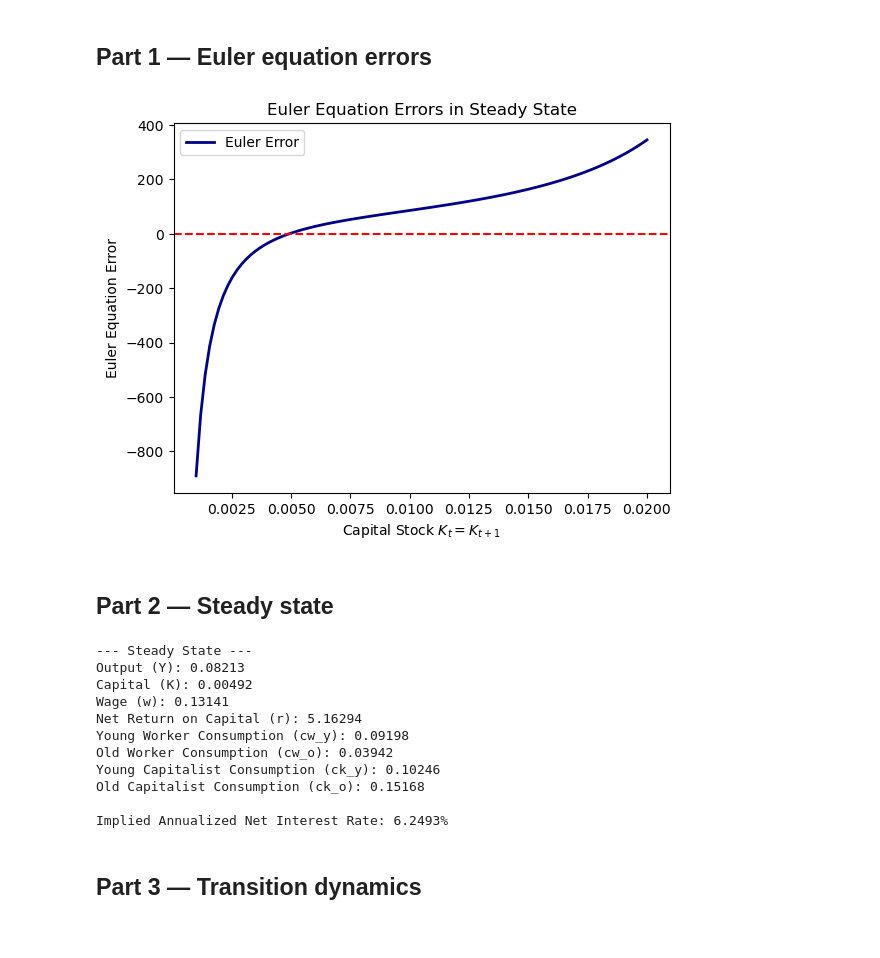
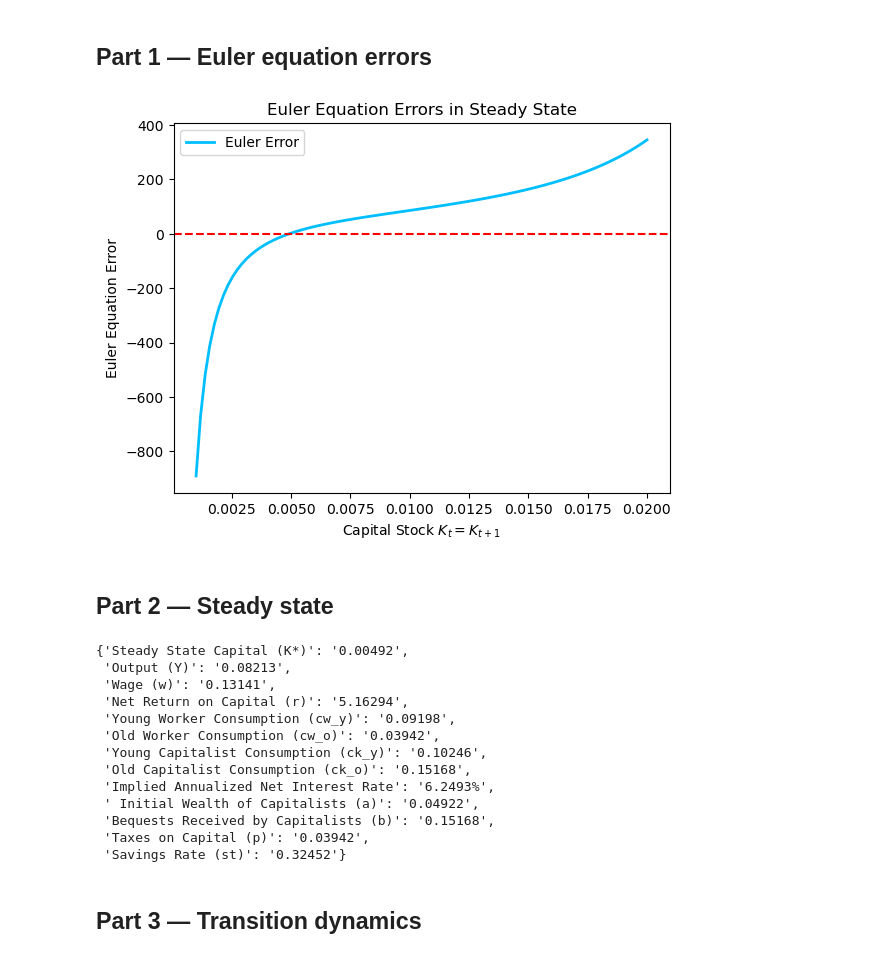
Before and after one commit to magnusbrunsberg/FIE463-V26, a Jupyter notebook: termpapers/tp1/termpaper1.ipynb, the cells around one changed output. Cells and saved outputs as stored; diff of their text form; code cells hidden in the pictures.

```diff
--- a/termpapers/tp1/termpaper1.ipynb
+++ b/termpapers/tp1/termpaper1.ipynb
@@ -70,24 +73,25 @@ def euler_err(K_next, K, par: Parameters):
     return LHS - RHS
 # %%
 par = Parameters()
-K_grid = np.linspace(0.001, 0.02, 100)
+K_grid = np.linspace(0.001, 0.02, 100) # Proper grid showcasing the relevant range
 errors = [euler_err(K, K, par) for K in K_grid]
 
 # Plotting Euler equation errors
 plt.figure()
-plt.plot(K_grid, errors, label='Euler Error', color='darkblue', linewidth=2)
+plt.plot(K_grid, errors, label='Euler Error', color='deepskyblue', linewidth=2)
 plt.axhline(0, color='red', linestyle='--')
 plt.xlabel('Capital Stock $K_t = K_{t+1}$')
 plt.ylabel('Euler Equation Error')
 plt.title('Euler Equation Errors in Steady State')
 plt.legend()
 plt.show()
 # %% [output]
-[figure, old version]
+[figure, new version]
 # %% [markdown]
 ## Part 2 — Steady state
 # %%
 @dataclass
+# Define a dataclass to hold all the steady state values for easy access and readability
 class SteadyState:
     K: float
     Y: float
@@ -116,12 +120,12 @@ def compute_steady_state(par: Parameters, K_guess=0.01, uncertain=False):
     if not res.converged:
         raise ValueError("Steady state root-finder not converged")
 
-    K = res.root
+    K = res.root # Steady state capital stock
     L = par.Nw / 2
     k = K / L
-    Y = par.z * K**par.alpha * L**(1 - par.alpha)
-    r = par.z * par.alpha * k**(par.alpha - 1) - par.delta
-    w = par.z * (1 - par.alpha) * k**par.alpha
+    Y = par.z * K**par.alpha * L**(1 - par.alpha) # Output in steady state
+    r = par.z * par.alpha * k**(par.alpha - 1) - par.delta # Interest rate in steady state
+    w = par.z * (1 - par.alpha) * k**par.alpha # Wage in steady state
 
     a = 2 * K / par.Nk
     Ta = par.tau_a * (1 + r) * K
@@ -146,30 +150,39 @@ def compute_steady_state(par: Parameters, K_guess=0.01, uncertain=False):
                        ck_y=ck_y, ck_o=ck_o, a=a, b=b, p=p, L=L, Ta=Ta, st=st)
 
 ss_base = compute_steady_state(par)
-print("--- Steady State ---")
-print(f"Output (Y): {ss_base.Y:.5f}")
-print(f"Capital (K): {ss_base.K:.5f}")
-print(f"Wage (w): {ss_base.w:.5f}")
-print(f"Net Return on Capital (r): {ss_base.r:.5f}")
-print(f"Young Worker Consumption (cw_y): {ss_base.cw_y:.5f}")
-print(f"Old Worker Consumption (cw_o): {ss_base.cw_o:.5f}")
-print(f"Young Capitalist Consumption (ck_y): {ss_base.ck_y:.5f}")
-print(f"Old Capitalist Consumption (ck_o): {ss_base.ck_o:.5f}")
-
 annualized_r = (1 + ss_base.r)**(1/30) - 1
-print(f"\nImplied Annualized Net Interest Rate: {annualized_r:.4%}")
+# In addition to output, capital, factor prices, and the choices of workers and capitalists
+# we also report on other key variables for a compehensive understanding of the steady state
+part_2_results = {
+    "Steady State Capital (K*)": f"{ss_base.K:.5f}",
+    "Output (Y)": f"{ss_base.Y:.5f}",
+    "Wage (w)": f"{ss_base.w:.5f}",
+    "Net Return on Capital (r)": f"{ss_base.r:.5f}",
+    "Young Worker Consumption (cw_y)": f"{ss_base.cw_y:.5f}",
+    "Old Worker Consumption (cw_o)": f"{ss_base.cw_o:.5f}",
+    "Young Capitalist Consumption (ck_y)": f"{ss_base.ck_y:.5f}",
+    "Old Capitalist Consumption (ck_o)": f"{ss_base.ck_o:.5f}",
+    "Implied Annualized Net Interest Rate": f"{annualized_r:.4%}",
+    " Initial Wealth of Capitalists (a)": f"{ss_base.a:.5f}",
+    "Bequests Received by Capitalists (b)": f"{ss_base.b:.5f}",
+    "Taxes on Capital (p)": f"{ss_base.p:.5f}",
+    "Savings Rate (st)": f"{ss_base.st:.5f}"
+}
+part_2_results
 # %% [output]
---- Steady State ---
-Output (Y): 0.08213
-Capital (K): 0.00492
-Wage (w): 0.13141
-Net Return on Capital (r): 5.16294
-Young Worker Consumption (cw_y): 0.09198
-Old Worker Consumption (cw_o): 0.03942
-Young Capitalist Consumption (ck_y): 0.10246
-Old Capitalist Consumption (ck_o): 0.15168
-
-Implied Annualized Net Interest Rate: 6.2493%
+{'Steady State Capital (K*)': '0.00492',
+ 'Output (Y)': '0.08213',
+ 'Wage (w)': '0.13141',
+ 'Net Return on Capital (r)': '5.16294',
+ 'Young Worker Consumption (cw_y)': '0.09198',
+ 'Old Worker Consumption (cw_o)': '0.03942',
+ 'Young Capitalist Consumption (ck_y)': '0.10246',
+ 'Old Capitalist Consumption (ck_o)': '0.15168',
+ 'Implied Annualized Net Interest Rate': '6.2493%',
+ ' Initial Wealth of Capitalists (a)': '0.04922',
+ 'Bequests Received by Capitalists (b)': '0.15168',
+ 'Taxes on Capital (p)': '0.03942',
+ 'Savings Rate (st)': '0.32452'}
 # %% [markdown]
 ## Part 3 — Transition dynamics
 # %%
```
Also changed, not shown: parts of 14 cells of this notebook.
